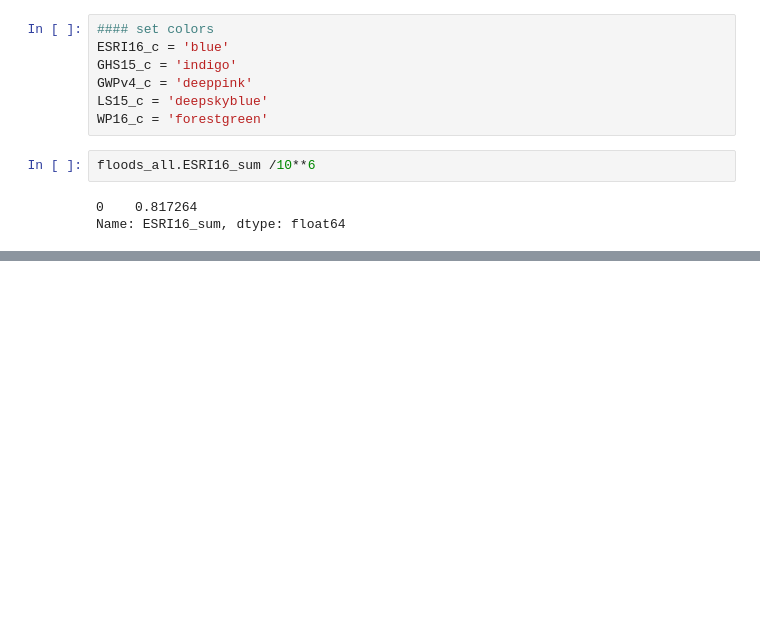
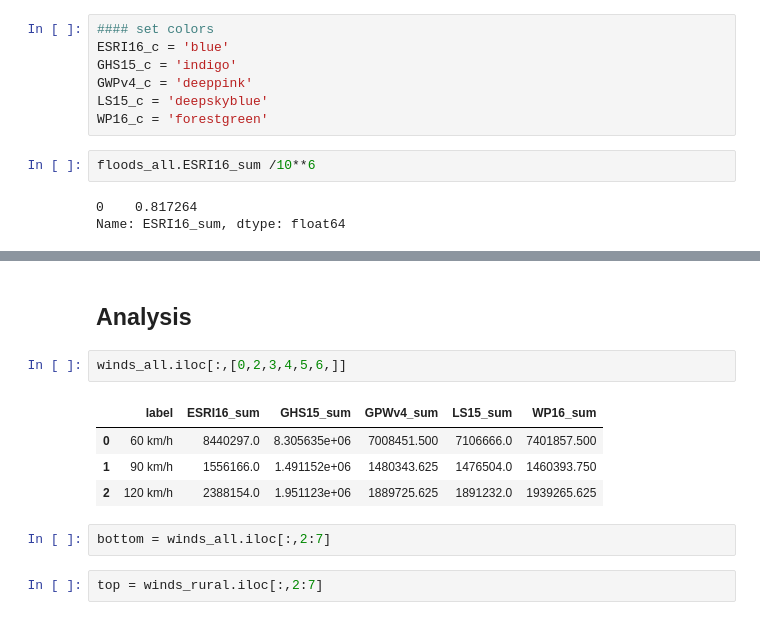
Before and after one commit to cascadet/PopGridCompare-ms, a Jupyter notebook: notebooks/step_6_Idai.ipynb, the cells around one changed output, grey strips where cells are left out. Cells and saved outputs as stored; diff of their text form; blank space fills up the shorter version.

```diff
--- a/notebooks/step_6_Idai.ipynb
+++ b/notebooks/step_6_Idai.ipynb
@@ -289,0 +290,13 @@ plt.savefig(fig_out, dpi = 300, facecolor = 'white', bbox_inches='tight')
+# %% [markdown]
+## Analysis
+# %%
+winds_all.iloc[:,[0,2,3,4,5,6,]]
+# %% [output]
+|  | label | ESRI16_sum | GHS15_sum | GPWv4_sum | LS15_sum | WP16_sum |
+| 0 | 60 km/h | 8440297.0 | 8.305635e+06 | 7008451.500 | 7106666.0 | 7401857.500 |
+| 1 | 90 km/h | 1556166.0 | 1.491152e+06 | 1480343.625 | 1476504.0 | 1460393.750 |
+| 2 | 120 km/h | 2388154.0 | 1.951123e+06 | 1889725.625 | 1891232.0 | 1939265.625 |
+# %%
+bottom = winds_all.iloc[:,2:7]
+# %%
+top = winds_rural.iloc[:,2:7]
```
Also changed, not shown: parts of 4 cells of this notebook.
